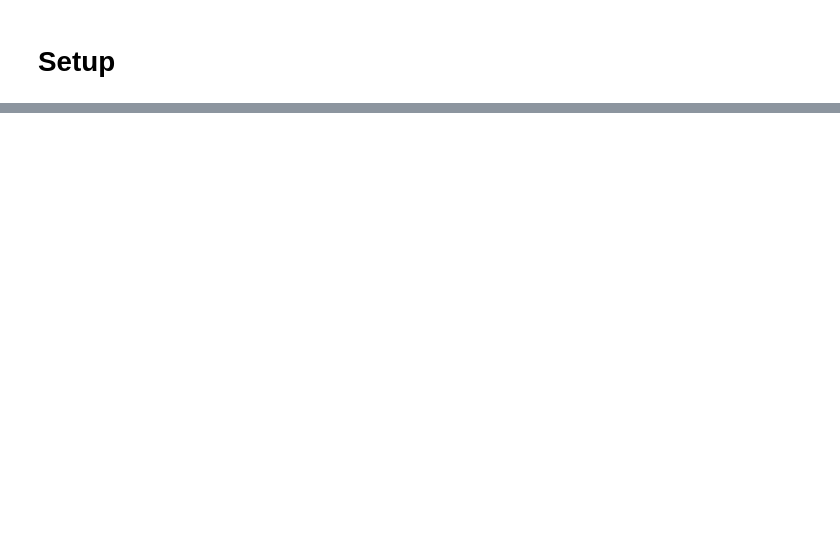
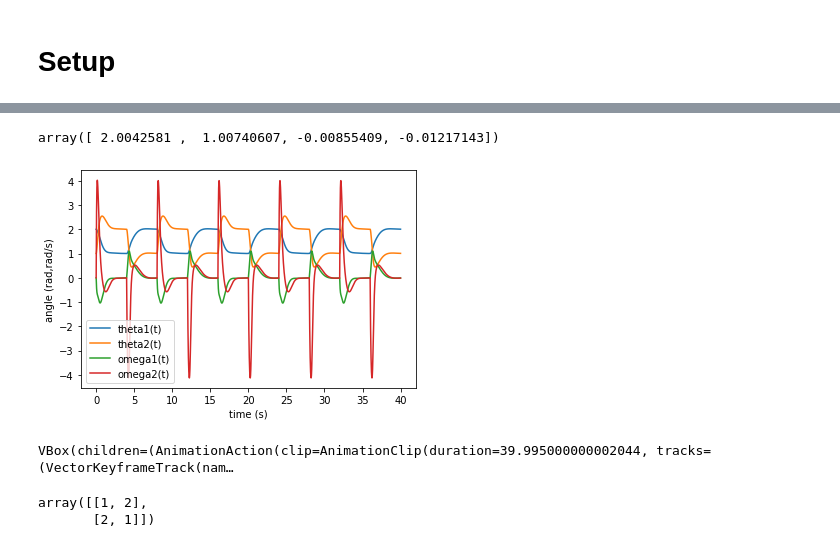
Before and after one commit to jdekarske/2d-robot-prognostics, a Jupyter notebook: visualization.ipynb, the cells around one changed output, grey strips where cells are left out. Drawn from its saved outputs; the diff is of its cells as text; code cells hidden in the pictures; blank space fills up the shorter version.

```diff
--- a/visualization.ipynb
+++ b/visualization.ipynb
@@ -136,0 +148,61 @@ scene.display_jupyter()
+# %%
+
+chunks = 10
+chunk_total_time = 4  # seconds
+chunk_times = np.arange(0.0, chunk_total_time, SIMULATION_TIME_STEP)
+
+desired_positions = np.array([[1, 2], [2, 1]])
+all_positions = np.tile(desired_positions, (1, chunks))
+
+chunk_initial_conditions = np.vstack(
+    (desired_positions[:, -1].reshape(2,1), [[0], [0]]))  # and zero velocities
+
+all_t = np.empty((chunk_times.size * chunks, 1))
+all_y = np.empty((chunk_times.size * chunks, 4))  # 4 states
+
+for i in range(chunks):
+    r = all_positions[:, i]
+    chunk_times = np.arange(chunk_total_time * i, chunk_total_time * (i+1), SIMULATION_TIME_STEP)
+    output_indices = np.array([0, chunk_times.size]) + chunk_times.size * i
+
+    def controller(x, t):
+        u = np.asarray(np.add(-np.matmul(K, x).reshape(2, 1),
+                              np.matmul(Nbar, r).reshape(2, 1))).flatten()
+        u[0] -= upper_arm_grav_compensator(x[0], x[1])
+        u[1] -= fore_arm_grav_compensator(x[0], x[1])
+        return u
+
+    sol = solve_ivp(lambda x, t, r, p: real_sys.evaluate_ode_function(t, x, r, p),
+                    (chunk_times[0], chunk_times[-1]), chunk_initial_conditions.flatten(), method='LSODA', t_eval=chunk_times, args=(controller, real_sys.constants))
+
+    all_t[output_indices[0]:output_indices[1],:] = sol.t.reshape(sol.t.size,1)
+    all_y[output_indices[0]:output_indices[1],:] = np.transpose(sol.y)
+    chunk_initial_conditions = sol.y[:, -1]
+
+
+plt.plot(all_t, all_y)
+plt.legend(model_sys.states)
+plt.xlabel('time (s)')
+plt.ylabel('angle (rad,rad/s)')
+sol.y[:, -1]
+# %% [output]
+array([ 2.0042581 ,  1.00740607, -0.00855409, -0.01217143])
+[figure, added]
+# %%
+scene = Scene(inertial_frame, shoulder)
+
+scene.visualization_frames = [shoulder_viz_frame, elbow_viz_frame,
+                              upper_arm_viz_frame, fore_arm_viz_frame]
+
+scene.states_symbols = coordinates + speeds
+scene.constants = model_sys.constants
+scene.states_trajectories = all_y
+scene.times = all_t
+scene.display_jupyter()
+# %% [output]
+VBox(children=(AnimationAction(clip=AnimationClip(duration=39.995000000002044, tracks=(VectorKeyframeTrack(nam…
+# %%
+desired_positions
+# %% [output]
+array([[1, 2],
+       [2, 1]])
```
Also changed, not shown: parts of 4 cells of this notebook.
